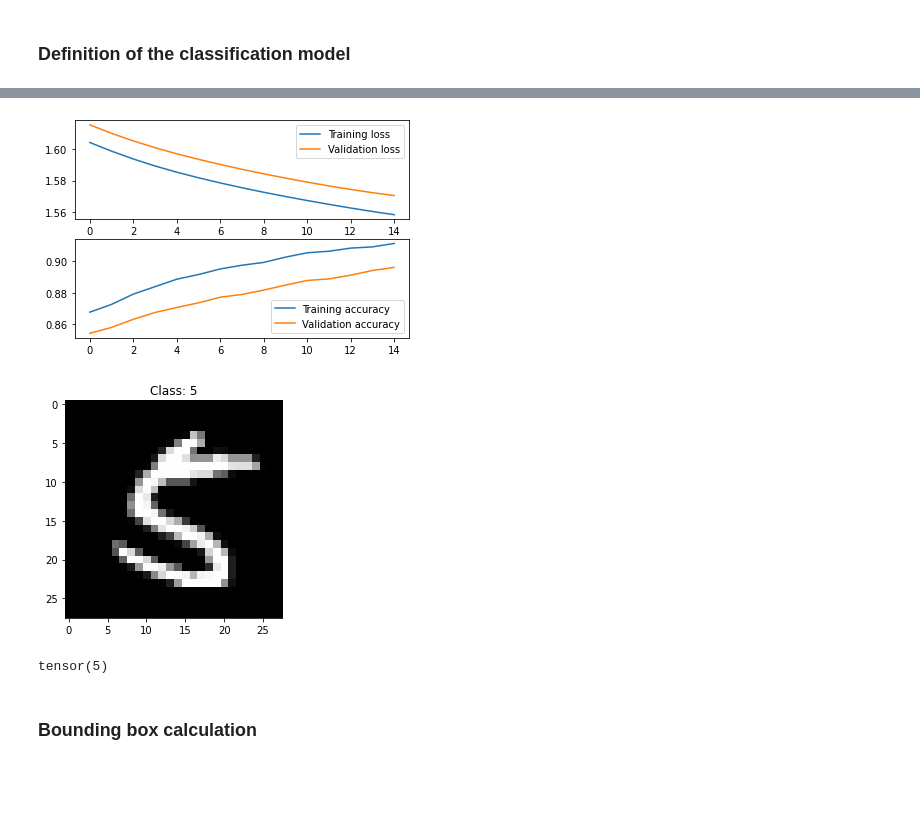
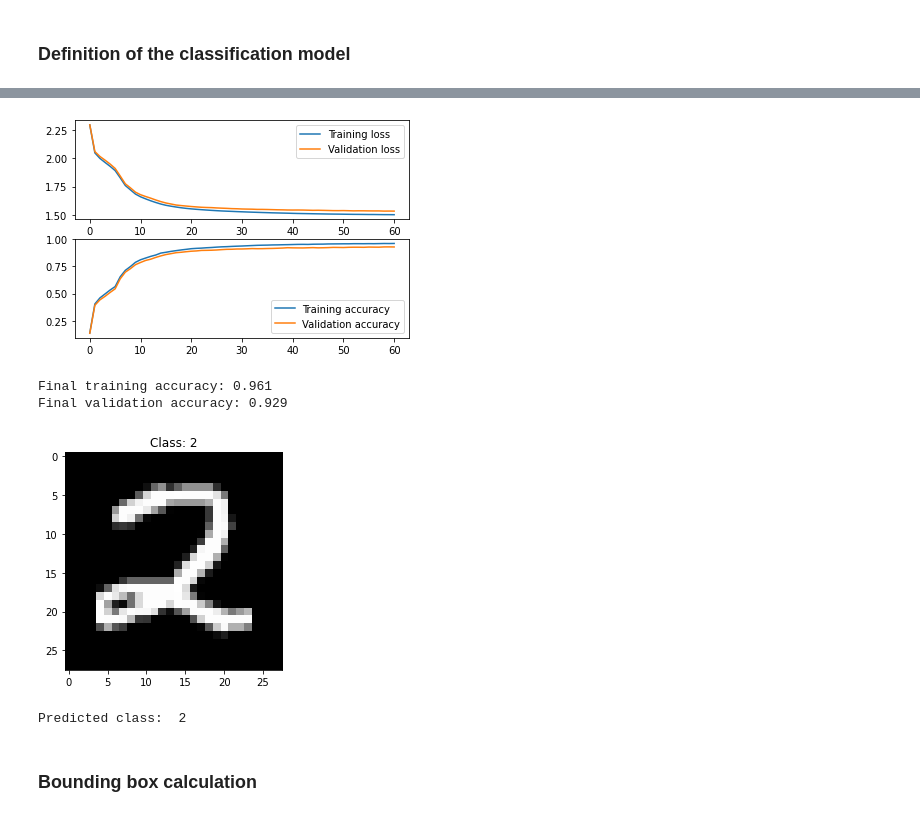
Before and after one commit to lorenzobazzana/MNIST-NN-with-localization, a Jupyter notebook: standard_nn.ipynb, the cells around one changed output, grey strips where cells are left out. Drawn from its saved outputs; the diff is of its cells as text; code cells hidden in the pictures; blank space fills up the shorter version.

Commit message:
Refined the model and created the bbox labels

```diff
--- a/standard_nn.ipynb
+++ b/standard_nn.ipynb
@@ -62,9 +75,11 @@ class MnistNN(nn.Module):
     def __init__(self):
         super().__init__()
 
-        self.linear1 = nn.Linear(28*28, 256)
-        self.linear2 = nn.Linear(256, 64)
-        self.linear3 = nn.Linear(64, 10)
+        self.linear1 = nn.Linear(28*28, 400)
+        self.linear2 = nn.Linear(400, 256)
+        self.linear3 = nn.Linear(256, 64)
+        self.linear4 = nn.Linear(64, 32)
+        self.logits = nn.Linear(32, 10)
 
         self.relu = nn.ReLU()
         self.softmax = nn.Softmax(dim=1)
@@ -76,6 +91,10 @@ class MnistNN(nn.Module):
         out = self.linear2(out)
         out = self.relu(out)
         out = self.linear3(out)
+        out = self.relu(out)
+        out = self.linear4(out)
+        out = self.relu(out)
+        out = self.logits(out)
         out = self.softmax(out)
 
         return out
@@ -191,24 +184,27 @@ ax2.plot(validation_accuracy, label='Validation accuracy')
 ax2.legend()
 
 plt.show()
+
+print(f"Final training accuracy: {train_accuracy[len(train_accuracy)-1]:.3f}")
+print(f"Final validation accuracy: {validation_accuracy[len(validation_accuracy)-1]:.3f}")
 # %% [output]
-[figure, old version]
+[figure, new version]
+Final training accuracy: 0.961
+Final validation accuracy: 0.929
 # %%
 sample_img, img_class = dataset[np.random.randint(len(dataset))]
-#while(img_class != 5):
-#    sample_img, img_class = dataset[np.random.randint(len(dataset))]
 
 plt.imshow(sample_img, cmap='gray', vmin=0, vmax=255)
 plt.title(f"Class: {img_class}")
 plt.show()
 
 with torch.no_grad():
-    l = model(torchvision.transforms.ToTensor()(sample_img))
-    l = np.argmax(l)
-print(l)
+    l = model(torchvision.transforms.ToTensor()(sample_img).to(device))
+    l = torch.argmax(l)
+print("Predicted class: ", l.item())
 # %% [output]
-[figure, old version]
+[figure, new version]
-tensor(5)
+Predicted class:  2
 # %% [markdown]
 ### Bounding box calculation
 # %%
```
Also changed, not shown: parts of 9 cells of this notebook, 1 other file.
